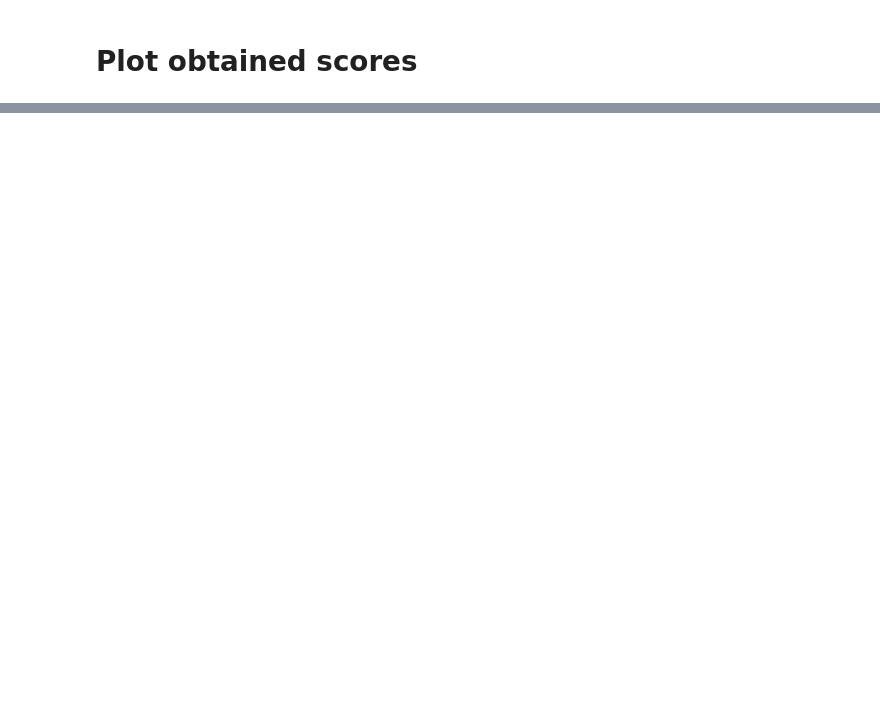
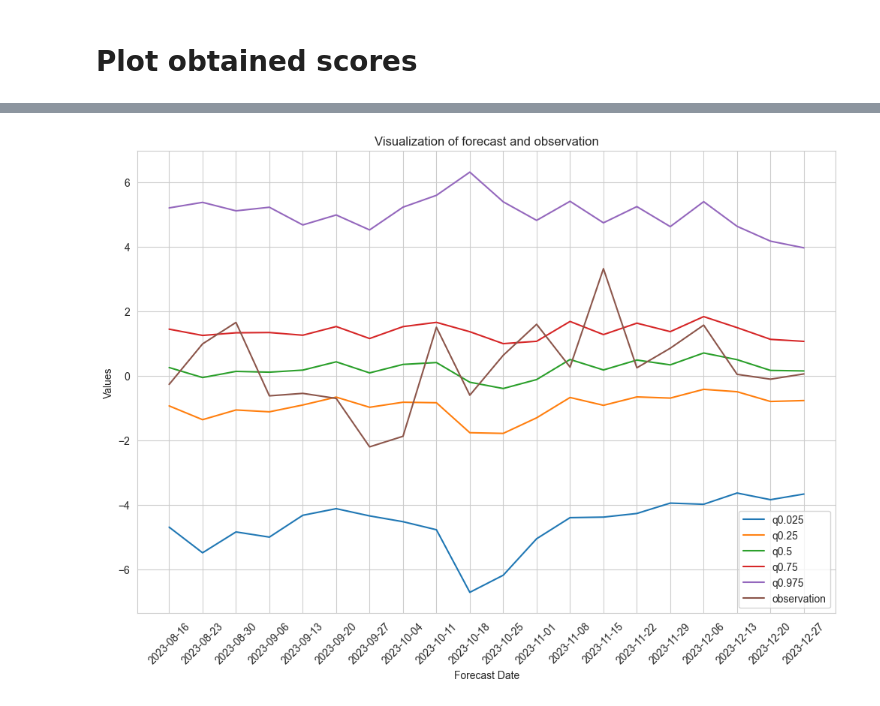
Before and after one commit to EliasKng/PTSFC, a Jupyter notebook: DAX/Validation/cross_validate_dax.ipynb, the cells around one changed output, grey strips where cells are left out. Drawn from its saved outputs; the diff is of its cells as text; code cells hidden in the pictures; blank space fills up the shorter version.

```diff
--- a/DAX/Validation/cross_validate_dax.ipynb
+++ b/DAX/Validation/cross_validate_dax.ipynb
@@ -217,0 +211,29 @@ for h in [str(i) + " day" for i in (1, 2, 5, 6, 7)]:
+# %%
+
+
+import matplotlib.pyplot as plt
+
+def plot_evaluation(evaluation_data):
+    # Assuming your DataFrame is named df
+    numeric_columns = evaluation_data.select_dtypes(include='number')
+
+    # Plotting
+    plt.figure(figsize=(12, 8))
+    for column in numeric_columns.columns:
+        plt.plot(evaluation_data.index, evaluation_data[column], label=column)
+    plt.plot(evaluation_data.index, evaluation_data['observation'], label = 'observation')
+
+    # Adding labels and legend
+    plt.xlabel('Forecast Date')
+    plt.ylabel('Values')
+    plt.title('Visualization of forecast and observation')
+    plt.legend()
+    plt.grid(True)
+    plt.xticks(rotation=45)
+    plt.savefig(f'../plots/evaluation_overview.png')
+    plt.show()
+# %%
+model_index = 1
+plot_evaluation(models[model_index]['evaluation'][models[model_index]['evaluation']['horizon'] == '5 day'].dropna())
+# %% [output]
+[figure, added]
```
Also changed, not shown: parts of 9 cells of this notebook.
